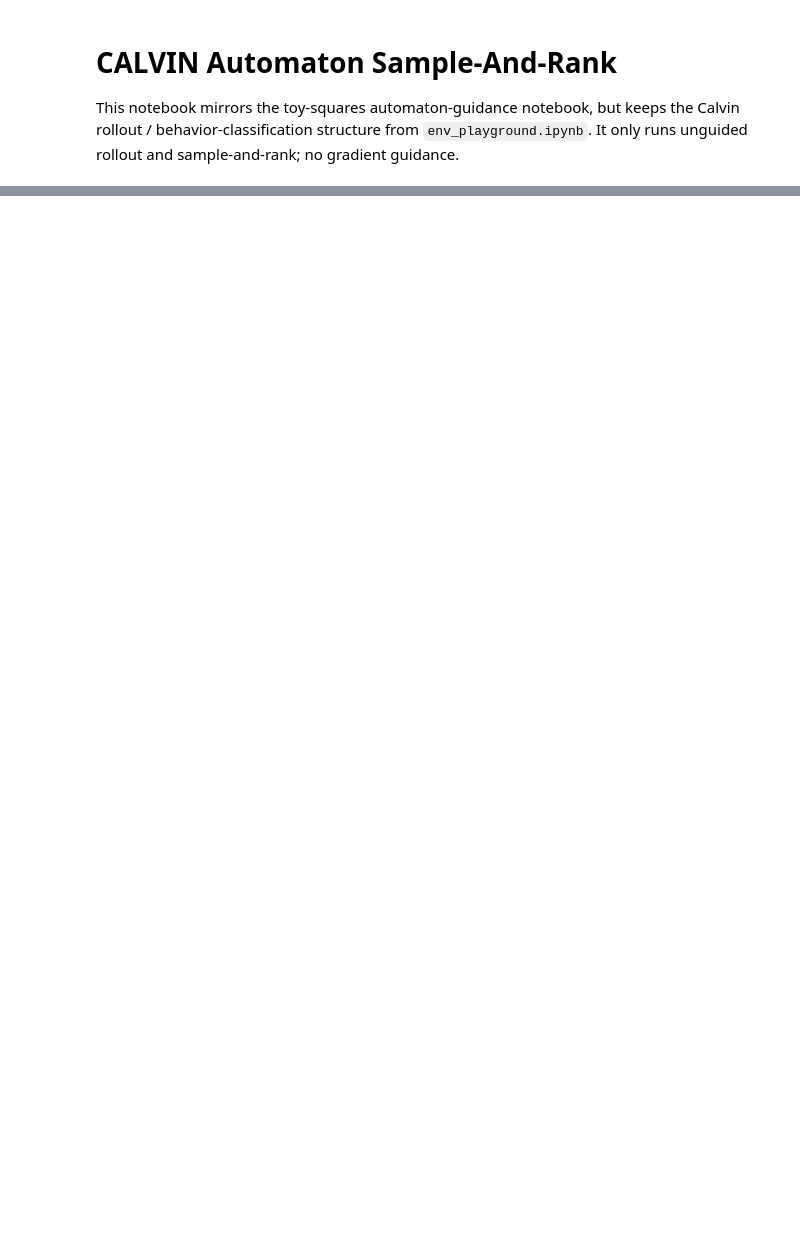
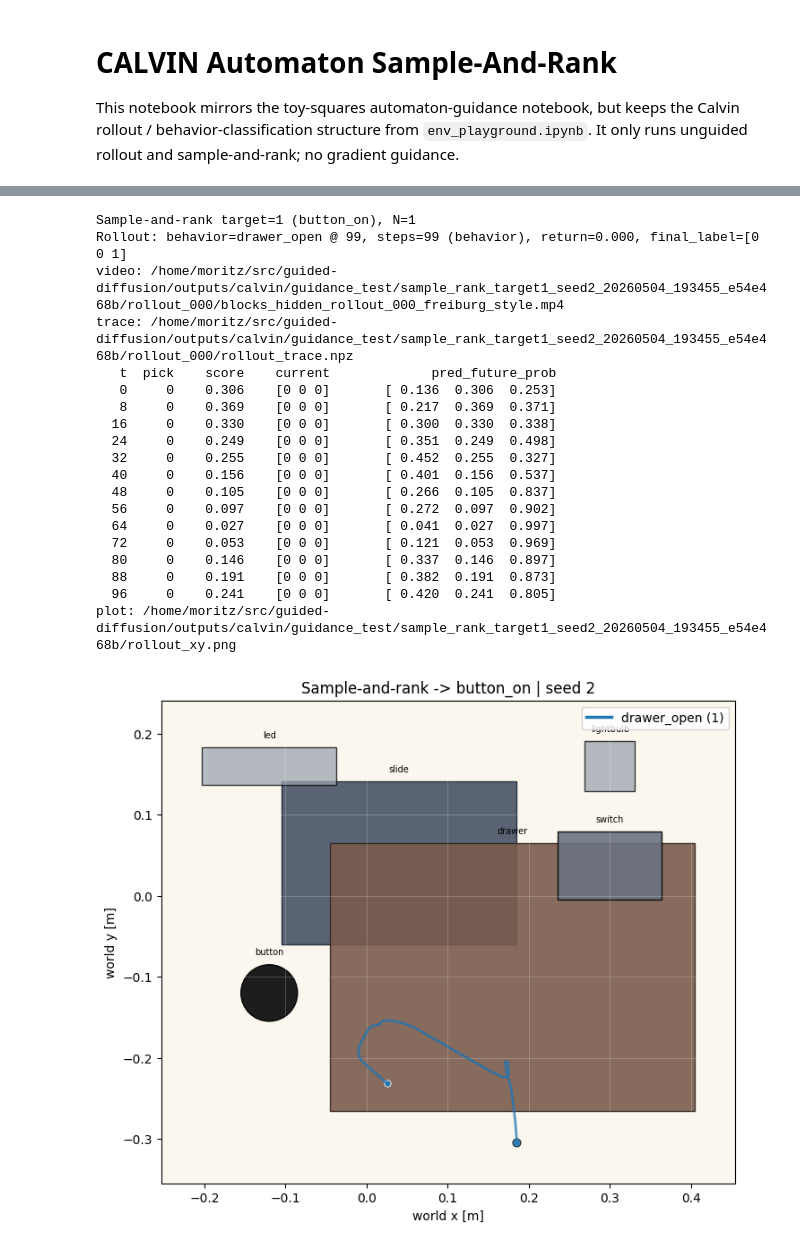
Before and after one commit to moritz-zoellner/guided-diffusion, a Jupyter notebook: calvin_experiments/automaton_guidance_calvin.ipynb, the cells around one changed output, grey strips where cells are left out. Saved outputs shown, nothing was run; the diff lists cells and outputs as text; code cells hidden in the pictures; blank space fills up the shorter version.

```diff
--- a/calvin_experiments/automaton_guidance_calvin.ipynb
+++ b/calvin_experiments/automaton_guidance_calvin.ipynb
@@ -72,9 +72,7 @@ CHECKPOINT_PATH = REPO_ROOT / "outputs/calvin/base_policy/calvin_D_base_dp/20260
 OUTPUT_ROOT = REPO_ROOT / "outputs/calvin/guidance_test"
 VIDEO_FPS = 30
 
-# The path from the prompt currently contains a toy-squares checkpoint (10D state, 4 labels).
-USER_SUPPLIED_AUTOMATON_CKPT_PATH = REPO_ROOT / "outputs/automaton_world_model/training-run_2026-04-28_23-57-12/best_model.pt"
-AUTOMATON_CKPT_PATH = REPO_ROOT / "outputs/calvin/automaton_world_model/h8_sh64_ah96_lh8_hh96_lr0.0001_epochs80_2026-05-01_04-25-33"
+AUTOMATON_CKPT_PATH = REPO_ROOT / "./outputs/calvin/automaton_world_model/h8_sh64_ah96_lh8_hh96_lr0.0001_epochs80_2026-05-04_17-15-26"
 
 SCENE_INDEX = {
     "sliding_door": 0,
@@ -573,7 +626,6 @@ def predict_future_label_probs(automaton_state, automaton_label, action_chunks):
     if len(automaton_state) != state_dim:
         raise ValueError(
             f"Automaton state dim mismatch: rollout has {len(automaton_state)}, checkpoint expects {state_dim}. "
-            f"If this mentions 10 vs 39, the checkpoint is the toy-squares model: {USER_SUPPLIED_AUTOMATON_CKPT_PATH}"
         )
     if action_chunk_dim % action_dim != 0:
         raise ValueError(f"Automaton action chunk dim {action_chunk_dim} is not divisible by action dim {action_dim}")
@@ -636,33 +688,54 @@ sample_rank_action_provider = make_sample_rank_action_provider(TARGET_LABEL_IDX,
 sample_rank_rollout = rollout_policy_once(
     seed=SAMPLE_AND_RANK_SEED,
     horizon=SAMPLE_AND_RANK_HORIZON,
     stop_on_behavior=True,
     action_provider=sample_rank_action_provider,
     output_dir=sample_rank_output_dir,
     rollout_tag="rollout_000",
 )
 
 print(f"Sample-and-rank target={TARGET_LABEL_IDX} ({LABEL_NAMES[TARGET_LABEL_IDX]}), N={SAMPLE_AND_RANK_N}")
 print(
     f"Rollout: behavior={sample_rank_rollout['behavior']} @ {sample_rank_rollout['behavior_step']}, "
     f"steps={sample_rank_rollout['termination_step']} ({sample_rank_rollout['termination_reason']}), "
     f"return={sample_rank_rollout['return']:.3f}, final_label={_format_onehot(sample_rank_rollout['final_label'])}"
 )
 print("video:", sample_rank_rollout.get("video"))
 print("trace:", sample_rank_rollout.get("trace"))
 print(f"{'t':>4}  {'pick':>4}  {'score':>7}  {'current':>9}  {'pred_future_prob':>27}")
 for record in sample_rank_rollout["records"]:
     print(
         f"{record['t']:4d}  {record['selected_idx']:4d}  {record['selected_score']:7.3f}  "
         f"{_format_onehot(record['current_label']):>9}  {_format_probs(record['pred_probs']):>27}"
     )
 sample_rank_plot_path = sample_rank_output_dir / "rollout_xy.png"
 plot_rollout_xy(
     [sample_rank_rollout],
     sample_rank_rollout["scene_snapshot"],
     f"Sample-and-rank -> {LABEL_NAMES[TARGET_LABEL_IDX]} | seed {SAMPLE_AND_RANK_SEED}",
     save_path=sample_rank_plot_path,
 )
+# %% [output]
+Sample-and-rank target=1 (button_on), N=1
+Rollout: behavior=drawer_open @ 99, steps=99 (behavior), return=0.000, final_label=[0 0 1]
+video: /home/moritz/src/guided-diffusion/outputs/calvin/guidance_test/sample_rank_target1_seed2_20260504_193455_e54e468b/rollout_000/blocks_hidden_rollout_000_freiburg_style.mp4
+trace: /home/moritz/src/guided-diffusion/outputs/calvin/guidance_test/sample_rank_target1_seed2_20260504_193455_e54e468b/rollout_000/rollout_trace.npz
+   t  pick    score    current             pred_future_prob
+   0     0    0.306    [0 0 0]       [ 0.136  0.306  0.253]
+   8     0    0.369    [0 0 0]       [ 0.217  0.369  0.371]
+  16     0    0.330    [0 0 0]       [ 0.300  0.330  0.338]
+  24     0    0.249    [0 0 0]       [ 0.351  0.249  0.498]
+  32     0    0.255    [0 0 0]       [ 0.452  0.255  0.327]
+  40     0    0.156    [0 0 0]       [ 0.401  0.156  0.537]
+  48     0    0.105    [0 0 0]       [ 0.266  0.105  0.837]
+  56     0    0.097    [0 0 0]       [ 0.272  0.097  0.902]
+  64     0    0.027    [0 0 0]       [ 0.041  0.027  0.997]
+  72     0    0.053    [0 0 0]       [ 0.121  0.053  0.969]
+  80     0    0.146    [0 0 0]       [ 0.337  0.146  0.897]
+  88     0    0.191    [0 0 0]       [ 0.382  0.191  0.873]
+  96     0    0.241    [0 0 0]       [ 0.420  0.241  0.805]
+plot: /home/moritz/src/guided-diffusion/outputs/calvin/guidance_test/sample_rank_target1_seed2_20260504_193455_e54e468b/rollout_xy.png
+[figure, added]
 # %%
 from collections import Counter
 
```
Also changed, not shown: parts of 3 cells of this notebook, 1 other file.
